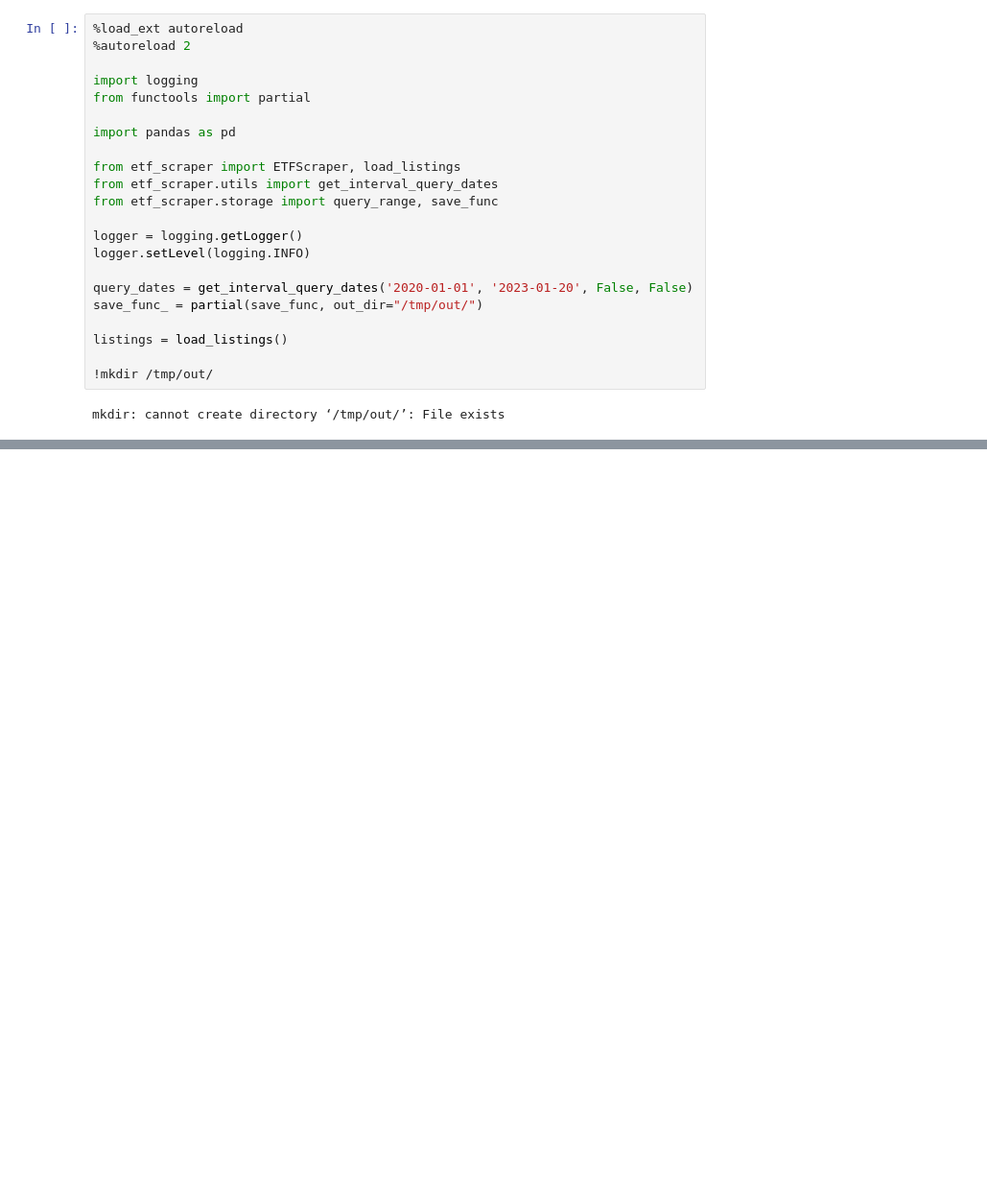
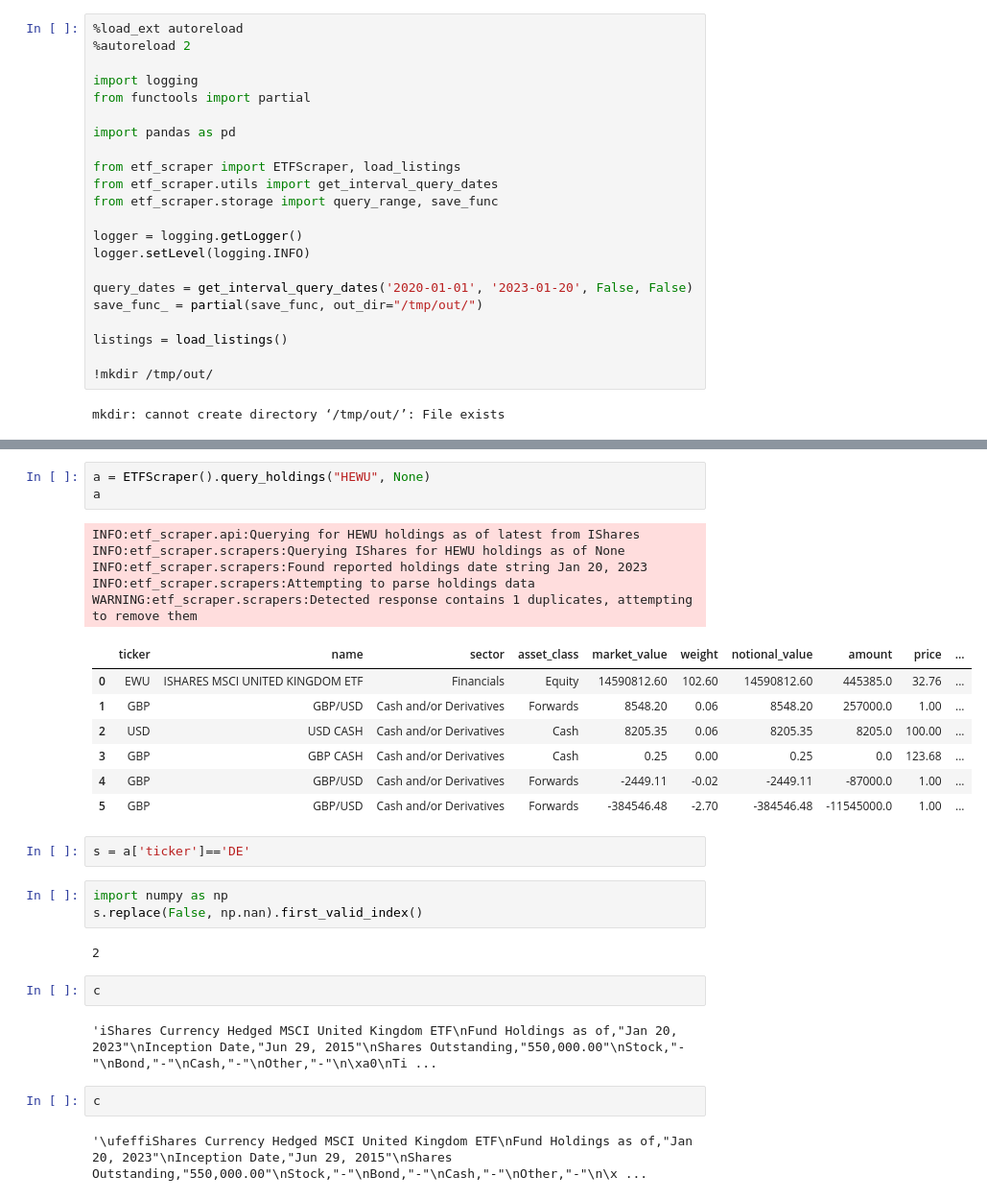
Before and after one commit to nikulpatel3141/ETF-Scraper, a Jupyter notebook: Notebooks/bulk_scraping.ipynb, the cells around one changed output, grey strips where cells are left out. Shown at 96% size. Drawn from its saved outputs; the diff is of its cells as text; blank space fills up the shorter version.

```diff
--- a/Notebooks/bulk_scraping.ipynb
+++ b/Notebooks/bulk_scraping.ipynb
@@ -85,0 +99,31 @@ NameError: name 'df_' is not defined
+# %%
+a = ETFScraper().query_holdings("HEWU", None)
+a
+# %% [output]
+INFO:etf_scraper.api:Querying for HEWU holdings as of latest from IShares
+INFO:etf_scraper.scrapers:Querying IShares for HEWU holdings as of None
+INFO:etf_scraper.scrapers:Found reported holdings date string Jan 20, 2023
+INFO:etf_scraper.scrapers:Attempting to parse holdings data
+WARNING:etf_scraper.scrapers:Detected response contains 1 duplicates, attempting to remove them
+|  | ticker | name | sector | asset_class | market_value | weight | notional_value | amount | price | ... |
+| 0 | EWU | ISHARES MSCI UNITED KINGDOM ETF | Financials | Equity | 14590812.60 | 102.60 | 14590812.60 | 445385.0 | 32.76 | ... |
+| 1 | GBP | GBP/USD | Cash and/or Derivatives | Forwards | 8548.20 | 0.06 | 8548.20 | 257000.0 | 1.00 | ... |
+| 2 | USD | USD CASH | Cash and/or Derivatives | Cash | 8205.35 | 0.06 | 8205.35 | 8205.0 | 100.00 | ... |
+| 3 | GBP | GBP CASH | Cash and/or Derivatives | Cash | 0.25 | 0.00 | 0.25 | 0.0 | 123.68 | ... |
+| 4 | GBP | GBP/USD | Cash and/or Derivatives | Forwards | -2449.11 | -0.02 | -2449.11 | -87000.0 | 1.00 | ... |
+| 5 | GBP | GBP/USD | Cash and/or Derivatives | Forwards | -384546.48 | -2.70 | -384546.48 | -11545000.0 | 1.00 | ... |
+# %%
+s = a['ticker']=='DE'
+# %%
+import numpy as np
+s.replace(False, np.nan).first_valid_index()
+# %% [output]
+2
+# %%
+c
+# %% [output]
+'iShares Currency Hedged MSCI United Kingdom ETF\nFund Holdings as of,"Jan 20, 2023"\nInception Date,"Jun 29, 2015"\nShares Outstanding,"550,000.00"\nStock,"-"\nBond,"-"\nCash,"-"\nOther,"-"\n\xa0\nTi ...
+# %%
+c
+# %% [output]
+'\ufeffiShares Currency Hedged MSCI United Kingdom ETF\nFund Holdings as of,"Jan 20, 2023"\nInception Date,"Jun 29, 2015"\nShares Outstanding,"550,000.00"\nStock,"-"\nBond,"-"\nCash,"-"\nOther,"-"\n\x ...
```
Also changed, not shown: parts of 5 cells of this notebook, 4 other files.
